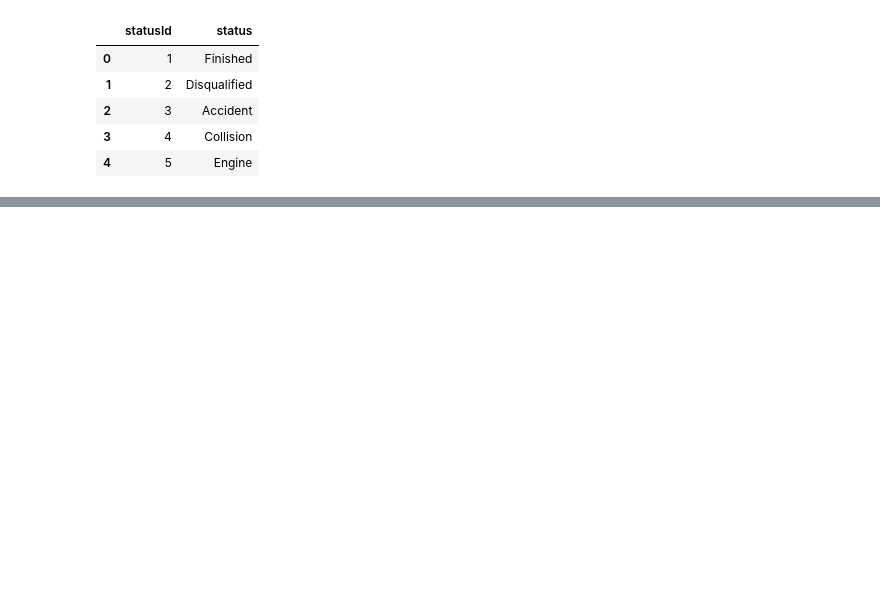
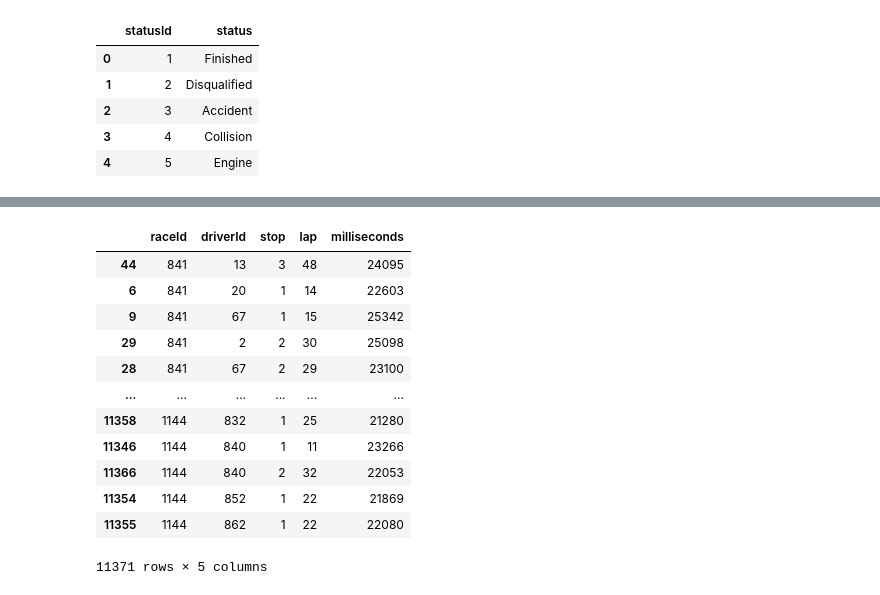
Before and after one commit to abtonmoy/F1-Prediction-Engine, a Jupyter notebook: FastF1EDA.ipynb, the cells around one changed output, grey strips where cells are left out. Drawn from its saved outputs; the diff is of its cells as text; code cells hidden in the pictures; blank space fills up the shorter version.

```diff
--- a/FastF1EDA.ipynb
+++ b/FastF1EDA.ipynb
@@ -325,0 +451,16 @@ status.head()
+# %%
+regr_pits = pit_stops[['raceId', 'driverId', 'stop', 'lap', 'milliseconds']]
+# %% [output]
+|  | raceId | driverId | stop | lap | milliseconds |
+| 44 | 841 | 13 | 3 | 48 | 24095 |
+| 6 | 841 | 20 | 1 | 14 | 22603 |
+| 9 | 841 | 67 | 1 | 15 | 25342 |
+| 29 | 841 | 2 | 2 | 30 | 25098 |
+| 28 | 841 | 67 | 2 | 29 | 23100 |
+| ... | ... | ... | ... | ... | ... |
+| 11358 | 1144 | 832 | 1 | 25 | 21280 |
+| 11346 | 1144 | 840 | 1 | 11 | 23266 |
+| 11366 | 1144 | 840 | 2 | 32 | 22053 |
+| 11354 | 1144 | 852 | 1 | 22 | 21869 |
+| 11355 | 1144 | 862 | 1 | 22 | 22080 |
+11371 rows × 5 columns
```
Also changed, not shown: parts of 18 cells of this notebook.
